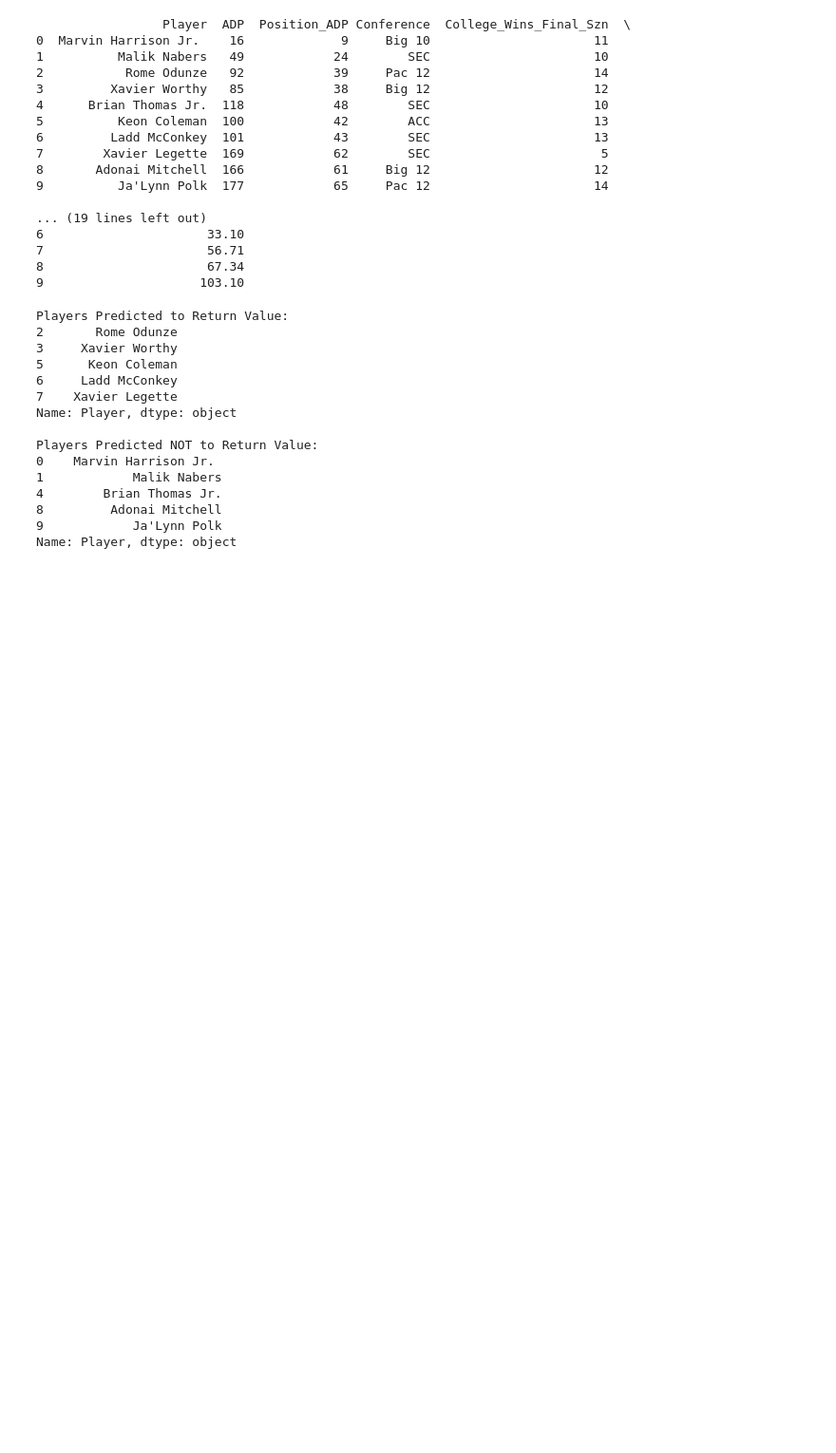
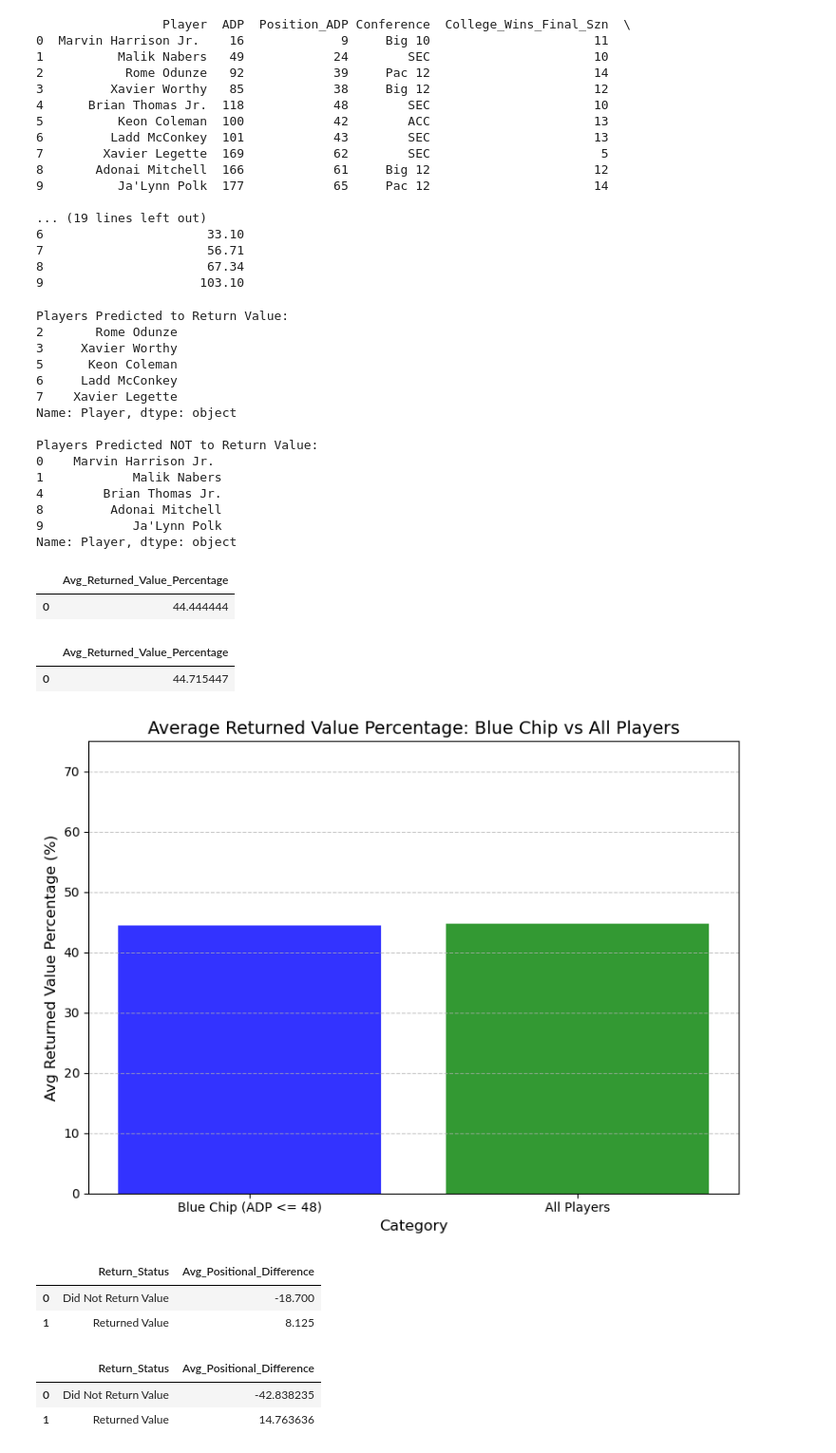
Before and after one commit to azimmer99/cse314a-project-material, a Jupyter notebook: Project_Work.ipynb, the cells around one changed output. Shown: that part at 95% size. Saved outputs shown, nothing was run; the diff lists cells and outputs as text; code cells hidden in the pictures; blank space fills up the shorter version.

Commit message:
cleaning and new charts

```diff
--- a/Project_Work.ipynb
+++ b/Project_Work.ipynb
@@ -826,3 +787,81 @@ Players Predicted NOT to Return Value:
 8         Adonai Mitchell
 9            Ja'Lynn Polk
 Name: Player, dtype: object
+# %%
+blue_chip_return = pysqldf("""
+SELECT
+    AVG(Returned_Value_Postition) * 100 AS Avg_Returned_Value_Percentage
+FROM combined_df
+WHERE ADP <=48
+""")
+blue_chip_return
+# %% [output]
+|  | Avg_Returned_Value_Percentage |
+| 0 | 44.444444 |
+# %%
+total_return = pysqldf("""
+SELECT
+    AVG(Returned_Value_Postition) * 100 AS Avg_Returned_Value_Percentage
+FROM combined_df
+""")
+total_return
+# %% [output]
+|  | Avg_Returned_Value_Percentage |
+| 0 | 44.715447 |
+# %%
+data = {
+    'Category': ['Blue Chip (ADP <= 48)', 'All Players'],
+    'Avg_Returned_Value_Percentage': [
+        blue_chip_return['Avg_Returned_Value_Percentage'].iloc[0],
+        total_return['Avg_Returned_Value_Percentage'].iloc[0]
+    ]
+}
+
+chip_df = pd.DataFrame(data)
+
+plt.figure(figsize=(8, 6))
+plt.bar(chip_df['Category'], chip_df['Avg_Returned_Value_Percentage'], color=['blue', 'green'], alpha=0.8)
+
+plt.title('Average Returned Value Percentage: Blue Chip vs All Players', fontsize=14)
+plt.ylabel('Avg Returned Value Percentage (%)', fontsize=12)
+plt.xlabel('Category', fontsize=12)
+plt.ylim(0, 75)
+plt.grid(axis='y', linestyle='--', alpha=0.7)
+
+plt.tight_layout()
+plt.show()
+# %% [output]
+[figure, added]
+# %%
+blue_chip_diff = pysqldf("""
+SELECT
+    CASE
+        WHEN Returned_Value_Postition = 1 THEN 'Returned Value'
+        ELSE 'Did Not Return Value'
+    END AS Return_Status,
+    AVG(Position_ADP - Positional_Rank) AS Avg_Positional_Difference
+FROM combined_df
+WHERE ADP <= 48
+GROUP BY Return_Status"""
+)
+blue_chip_diff
+# %% [output]
+|  | Return_Status | Avg_Positional_Difference |
+| 0 | Did Not Return Value | -18.700 |
+| 1 | Returned Value | 8.125 |
+# %%
+all_diff = pysqldf("""
+SELECT
+    CASE
+        WHEN Returned_Value_Postition = 1 THEN 'Returned Value'
+        ELSE 'Did Not Return Value'
+    END AS Return_Status,
+    AVG(Position_ADP - Positional_Rank) AS Avg_Positional_Difference
+FROM combined_df
+GROUP BY Return_Status"""
+)
+all_diff
+# %% [output]
+|  | Return_Status | Avg_Positional_Difference |
+| 0 | Did Not Return Value | -42.838235 |
+| 1 | Returned Value | 14.763636 |
```
Also changed, not shown: parts of 23 cells of this notebook.
